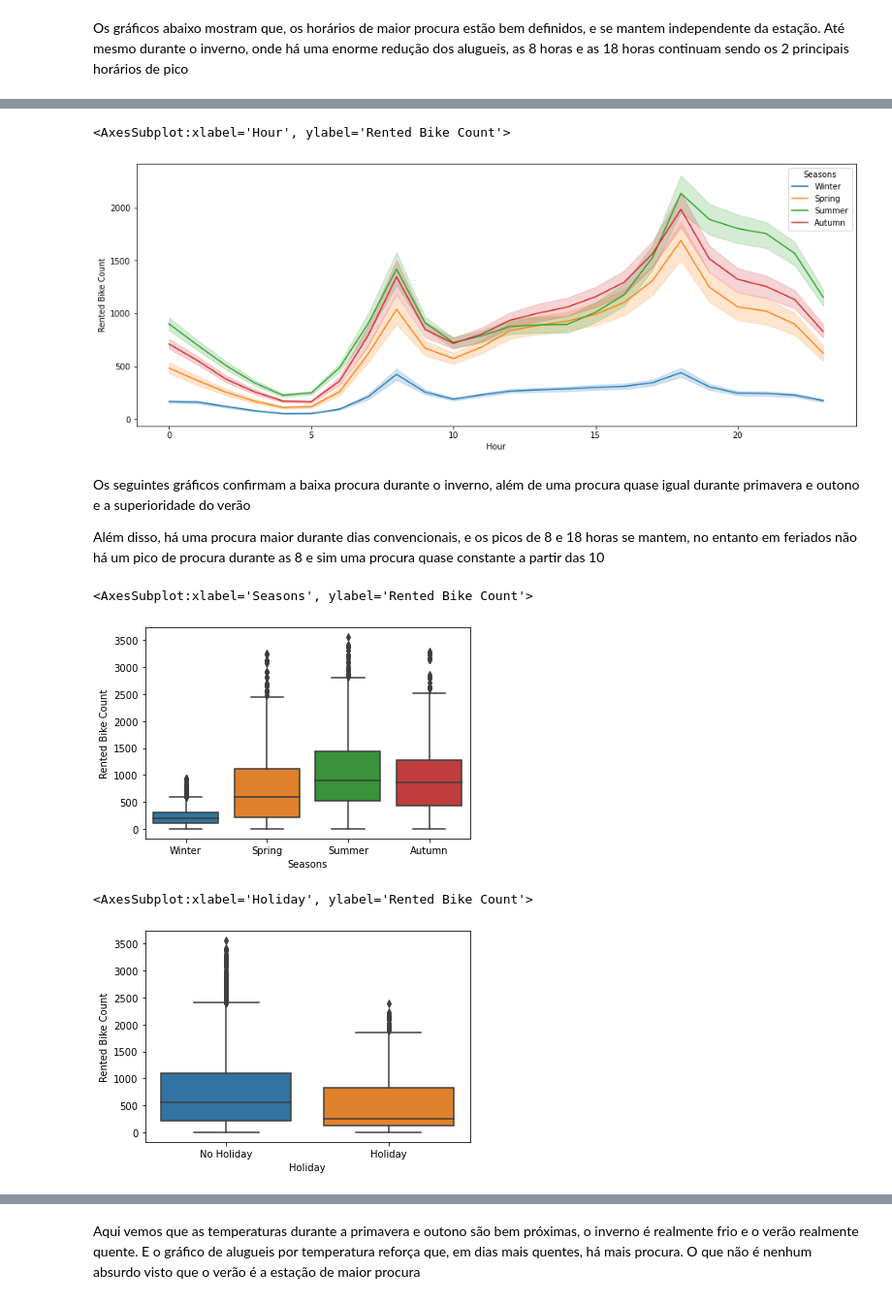
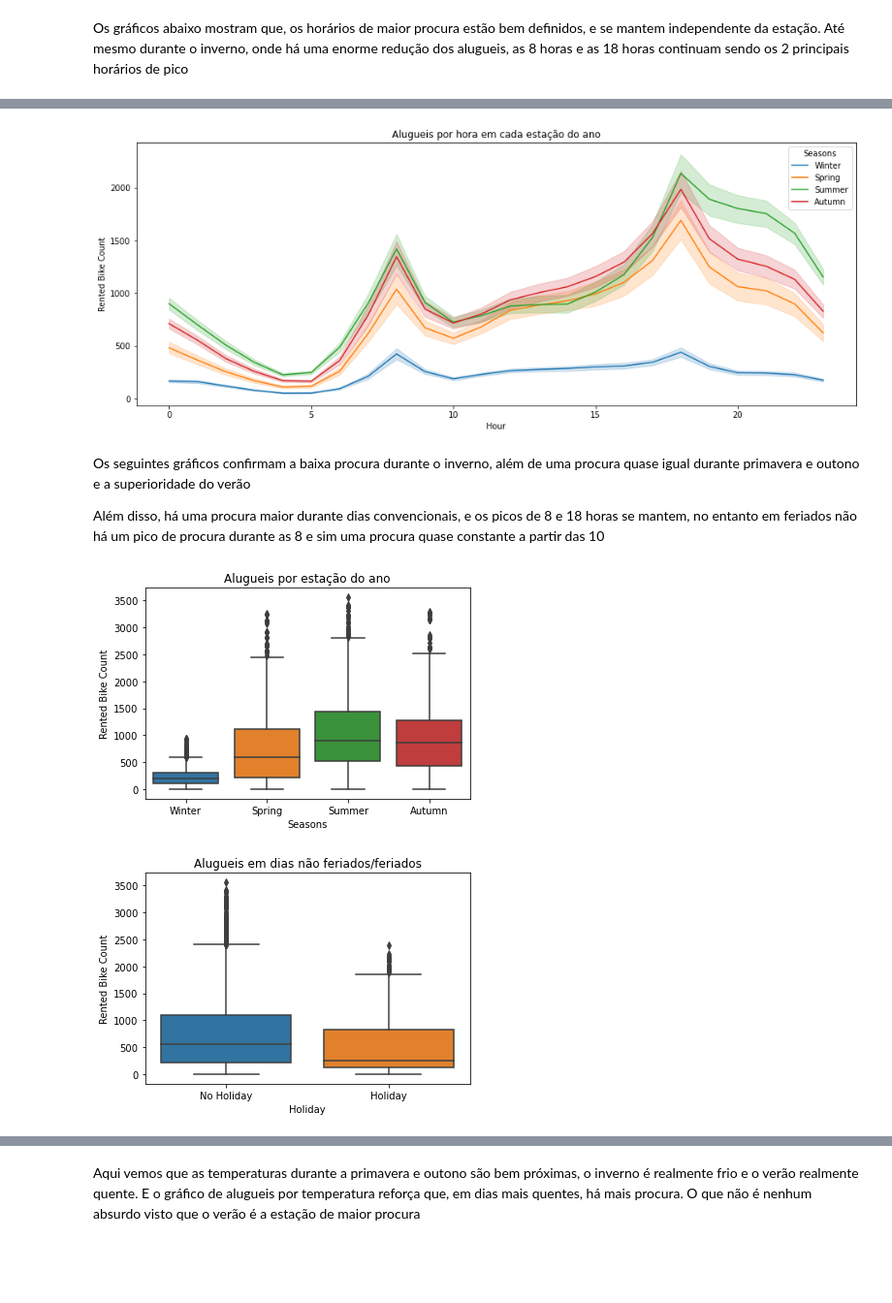
Before and after one commit to AlvaroAt19/Homi_dos_dados, a Jupyter notebook: SeoulBike/SeoulBike.ipynb, the cells around one changed output, grey strips where cells are left out. Shown at 97% size. Drawn from its saved outputs; the diff is of its cells as text; code cells hidden in the pictures; blank space fills up the shorter version.

```diff
--- a/SeoulBike/SeoulBike.ipynb
+++ b/SeoulBike/SeoulBike.ipynb
@@ -68,3 +71,9 @@ Data columns (total 14 columns):
  13  Functioning Day            8465 non-null   object
 dtypes: float64(6), int64(4), object(4)
 memory usage: 992.0+ KB
+# %%
+data['Date'] = pd.to_datetime(data['Date'], format='%d/%m/%Y')
+# %%
+data['Month'] = pd.DatetimeIndex(data['Date']).month
+data['Year'] = pd.DatetimeIndex(data['Date']).year
+data['Day'] = pd.DatetimeIndex(data['Date']).day
@@ -78,22 +90,22 @@ sns.boxplot(y=data['Rented Bike Count'],x=data['Hour'])
 # %%
 plt.figure(figsize=(16,6))
-sns.lineplot(y=data['Rented Bike Count'],x=data['Hour'], hue=data['Seasons'])
+plt.title('Alugueis por hora em cada estação do ano')
+sns.lineplot(y=data['Rented Bike Count'],x=data['Hour'], hue=data['Seasons']);
 # %% [output]
-<AxesSubplot:xlabel='Hour', ylabel='Rented Bike Count'>
-[figure, old version]
+[figure, new version]
 # %% [markdown]
 Os seguintes gráficos confirmam a baixa procura durante o inverno, além de uma procura quase igual durante primavera e outono e a superioridade do verão
 
 Além disso, há uma procura maior durante dias convencionais, e os picos de 8 e 18 horas se mantem, no entanto em feriados não há um pico de procura durante as 8 e sim uma procura quase constante a partir das 10
 # %%
-sns.boxplot(y=data['Rented Bike Count'],x=data['Seasons'])
+plt.title('Alugueis por estação do ano')
+sns.boxplot(y=data['Rented Bike Count'],x=data['Seasons']);
 # %% [output]
-<AxesSubplot:xlabel='Seasons', ylabel='Rented Bike Count'>
-[figure, old version]
+[figure, new version]
 # %%
-sns.boxplot(y=data['Rented Bike Count'],x=data['Holiday'])
+plt.title('Alugueis em dias não feriados/feriados')
+sns.boxplot(y=data['Rented Bike Count'],x=data['Holiday']);
 # %% [output]
-<AxesSubplot:xlabel='Holiday', ylabel='Rented Bike Count'>
-[figure, old version]
+[figure, new version]
 # %%
 plt.figure(figsize=(16,6))
```
Also changed, not shown: parts of 44 cells of this notebook.
